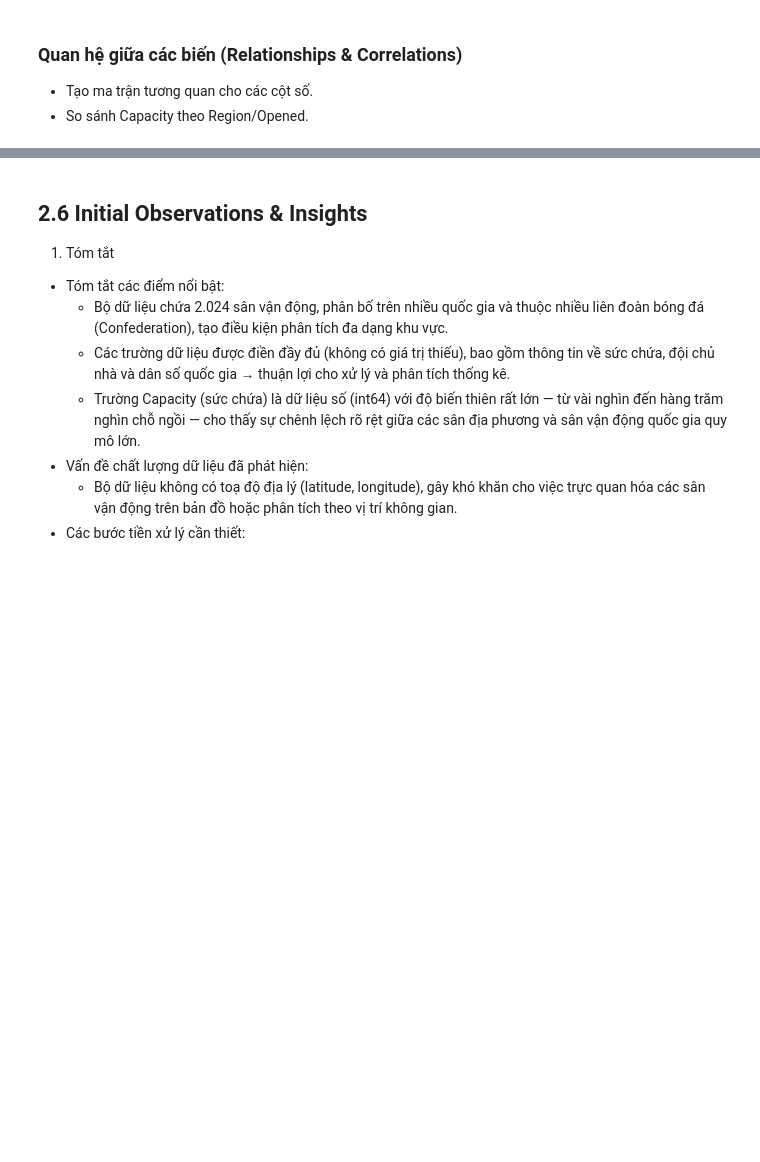
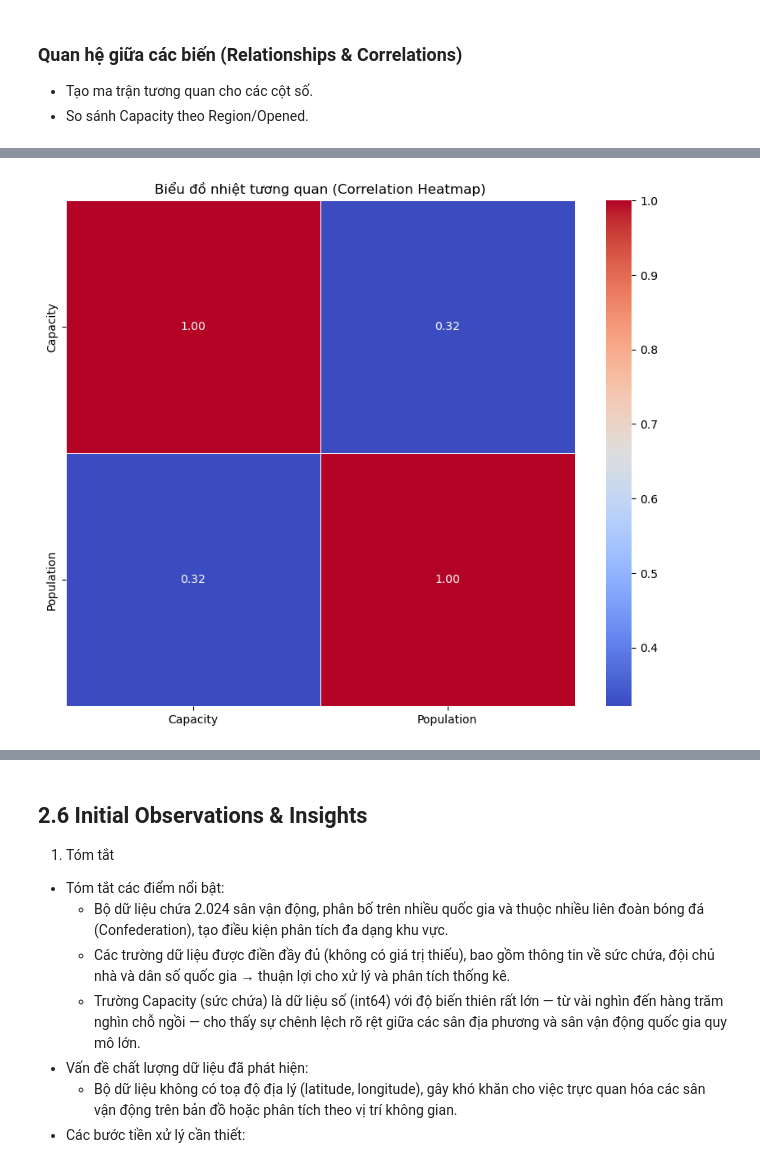
Before and after one commit to thangnguyennbk-sys/football-stadium-data-project, a Jupyter notebook: Football_Stadiums_Project.ipynb, the cells around one changed output, grey strips where cells are left out. Cells and saved outputs as stored; diff of their text form; code cells hidden in the pictures; blank space fills up the shorter version.

```diff
--- a/Football_Stadiums_Project.ipynb
+++ b/Football_Stadiums_Project.ipynb
@@ -93,10 +83,10 @@ dtype: int64
 # %%
-# Kiểm tra duplicate và dữ liệu thiếu
-if 'df' in globals():
-    print('Duplicate rows:', df.duplicated().sum())
-    # Tỉ lệ missing
-    miss = df.isna().sum().sort_values(ascending=False)
-    display(miss[miss>0])
-else:
-    print('Chưa có dataframe `df`.')
+# Kiem tra duplicate
+dup_count= df.duplicated().sum()
+print(f" So dong trung: {dup_count}")
+df = df.replace(r'^\s*$', pd.NA, regex=True)
+# Kiem tra empty
+df = df.replace(r'^\s*$', pd.NA, regex=True)
+empty_rows = df.isna().all(axis=1).sum()
+print(f" So dong trong: {empty_rows}")
 # %% [output]
@@ -488,0 +611,11 @@ else:
+# %%
+# 1. Lọc ra các cột dữ liệu số (Numerical columns)
+numeric_df = df.select_dtypes(include=['number'])
+
+print("Các cột số được dùng để tính tương quan:", list(numeric_df.columns))
+
+# 2. Tính ma trận tương quan
+correlation_matrix = numeric_df.corr()
+
+print("\n--- MA TRẬN TƯƠNG QUAN ---")
+display(correlation_matrix)
@@ -488,0 +629,11 @@ else:
+# %%
+# Vẽ biểu đồ nhiệt (Heatmap)
+plt.figure(figsize=(10, 8))
+
+# annot=True: Hiện số lên ô, cmap='coolwarm': Màu từ Xanh (âm) -> Đỏ (dương)
+sns.heatmap(correlation_matrix, annot=True, fmt=".2f", cmap='coolwarm', linewidths=0.5)
+
+plt.title('Biểu đồ nhiệt tương quan (Correlation Heatmap)')
+plt.show()
+# %% [output]
+[figure, added]
```
Also changed, not shown: parts of 23 cells of this notebook.
